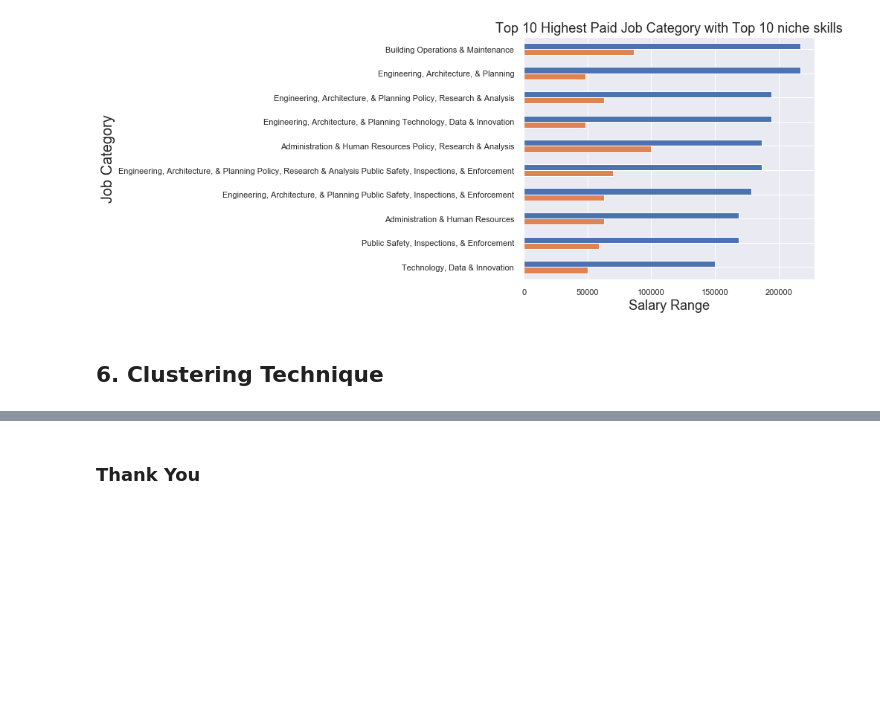
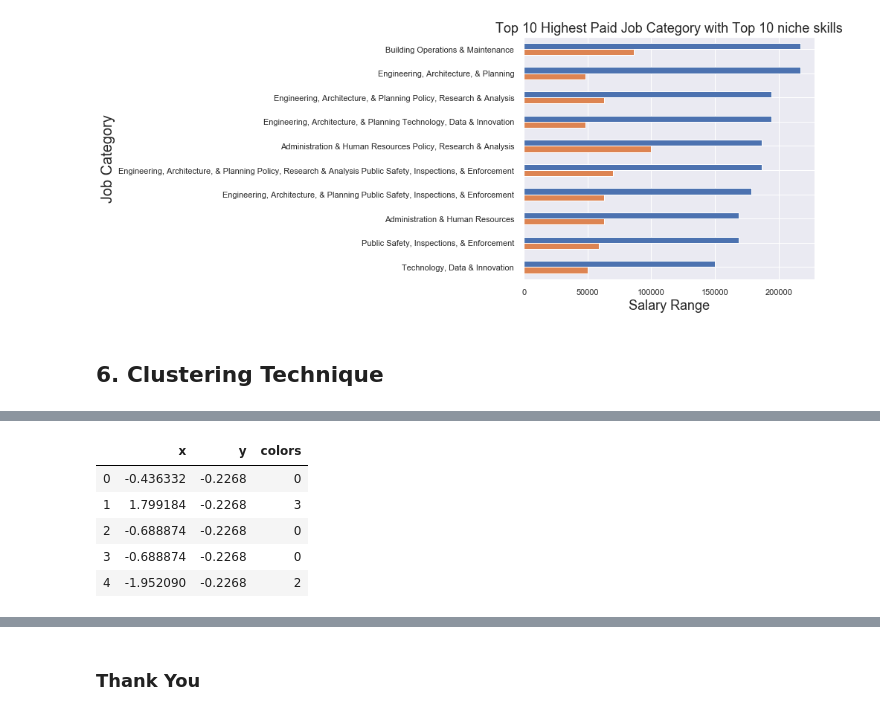
Before and after one commit to Data-Citadel/IDS_GROUP006, a Jupyter notebook: Clustering-New York Job Posting Data-V1.1.ipynb, the cells around one changed output, grey strips where cells are left out. Cells and saved outputs as stored; diff of their text form; code cells hidden in the pictures; blank space fills up the shorter version.

```diff
--- a/Clustering-New York Job Posting Data-V1.1.ipynb
+++ b/Clustering-New York Job Posting Data-V1.1.ipynb
@@ -828,0 +786,16 @@ plt.show()
+# %%
+# Cluster result dataset
+resultset = pd.DataFrame({
+        'x': np.array(x).flatten(),
+        'y': np.array(y).flatten(),
+        'colors': np.array(labels).flatten()
+})
+
+resultset.head()
+# %% [output]
+|  | x | y | colors |
+| 0 | -0.436332 | -0.2268 | 0 |
+| 1 | 1.799184 | -0.2268 | 3 |
+| 2 | -0.688874 | -0.2268 | 0 |
+| 3 | -0.688874 | -0.2268 | 0 |
+| 4 | -1.952090 | -0.2268 | 2 |
```
Also changed, not shown: parts of 13 cells of this notebook, 2 other files.
